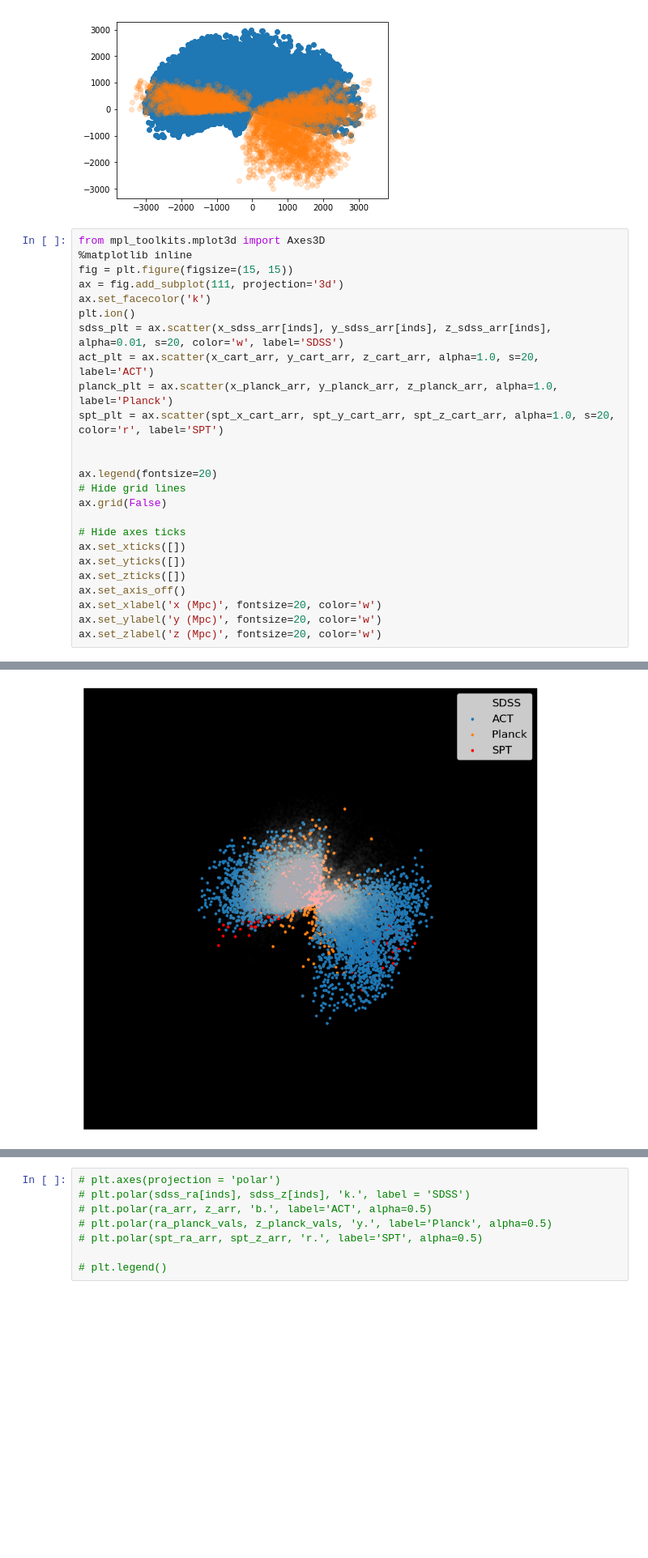
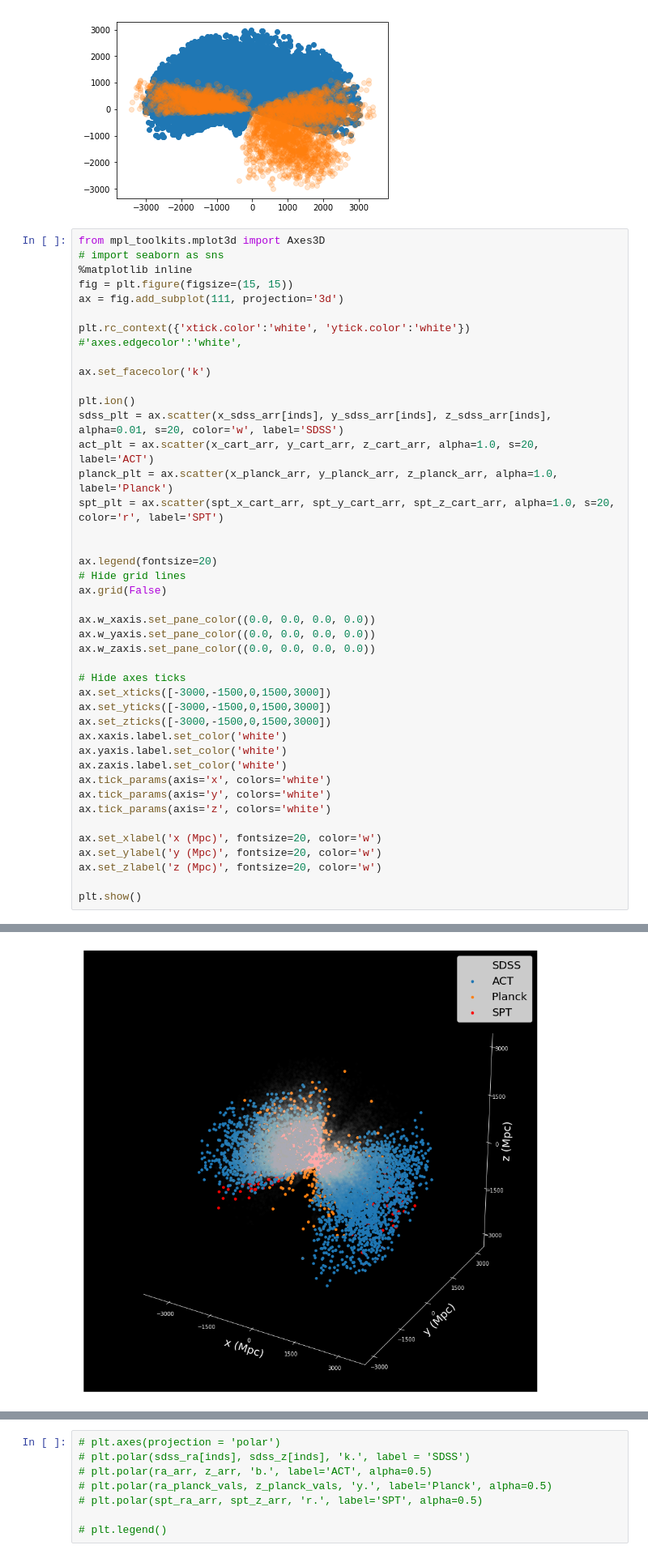
Before and after one commit to PrincetonUniversity/AST541-Fall2020, a Jupyter notebook: notebooks/sz_clusters.ipynb, the cells around one changed output, grey strips where cells are left out. Shown at 81% size. Saved outputs shown, nothing was run; the diff lists cells and outputs as text; blank space fills up the shorter version.

```diff
--- a/notebooks/sz_clusters.ipynb
+++ b/notebooks/sz_clusters.ipynb
@@ -155,10 +151,15 @@ plt.scatter(x_cart_arr, z_cart_arr, alpha=0.2)
 [figure]
 # %%
 from mpl_toolkits.mplot3d import Axes3D
+# import seaborn as sns
 %matplotlib inline
 fig = plt.figure(figsize=(15, 15))
 ax = fig.add_subplot(111, projection='3d')
+
+plt.rc_context({'xtick.color':'white', 'ytick.color':'white'}) #'axes.edgecolor':'white',
+
 ax.set_facecolor('k')
+
 plt.ion()
 sdss_plt = ax.scatter(x_sdss_arr[inds], y_sdss_arr[inds], z_sdss_arr[inds], alpha=0.01, s=20, color='w', label='SDSS')
 act_plt = ax.scatter(x_cart_arr, y_cart_arr, z_cart_arr, alpha=1.0, s=20, label='ACT')
@@ -170,12 +171,24 @@ ax.legend(fontsize=20)
 # Hide grid lines
 ax.grid(False)
 
+ax.w_xaxis.set_pane_color((0.0, 0.0, 0.0, 0.0))
+ax.w_yaxis.set_pane_color((0.0, 0.0, 0.0, 0.0))
+ax.w_zaxis.set_pane_color((0.0, 0.0, 0.0, 0.0))
+
 # Hide axes ticks
-ax.set_xticks([])
-ax.set_yticks([])
-ax.set_zticks([])
-ax.set_axis_off()
+ax.set_xticks([-3000,-1500,0,1500,3000])
+ax.set_yticks([-3000,-1500,0,1500,3000])
+ax.set_zticks([-3000,-1500,0,1500,3000])
+ax.xaxis.label.set_color('white')
+ax.yaxis.label.set_color('white')
+ax.zaxis.label.set_color('white')
+ax.tick_params(axis='x', colors='white')
+ax.tick_params(axis='y', colors='white')
+ax.tick_params(axis='z', colors='white')
+
 ax.set_xlabel('x (Mpc)', fontsize=20, color='w')
 ax.set_ylabel('y (Mpc)', fontsize=20, color='w')
 ax.set_zlabel('z (Mpc)', fontsize=20, color='w')
+
+plt.show()
 # %% [output]
@@ -183,4 +195,4 @@ Text(0.5,0,'z (Mpc)')
-[figure, old version]
+[figure, new version]
 # %%
 from mpl_toolkits.mplot3d import Axes3D
 %matplotlib inline
```
Also changed, not shown: parts of 3 cells of this notebook.
